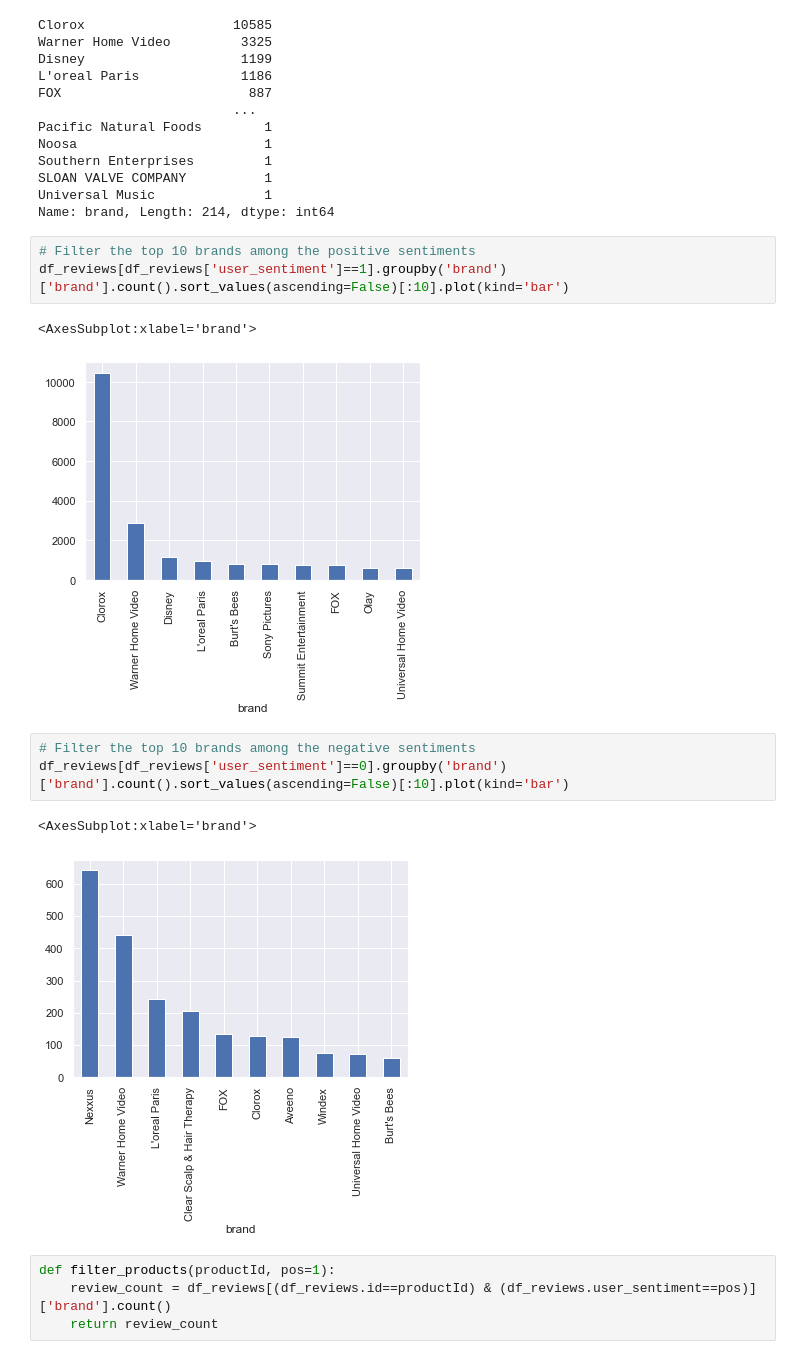
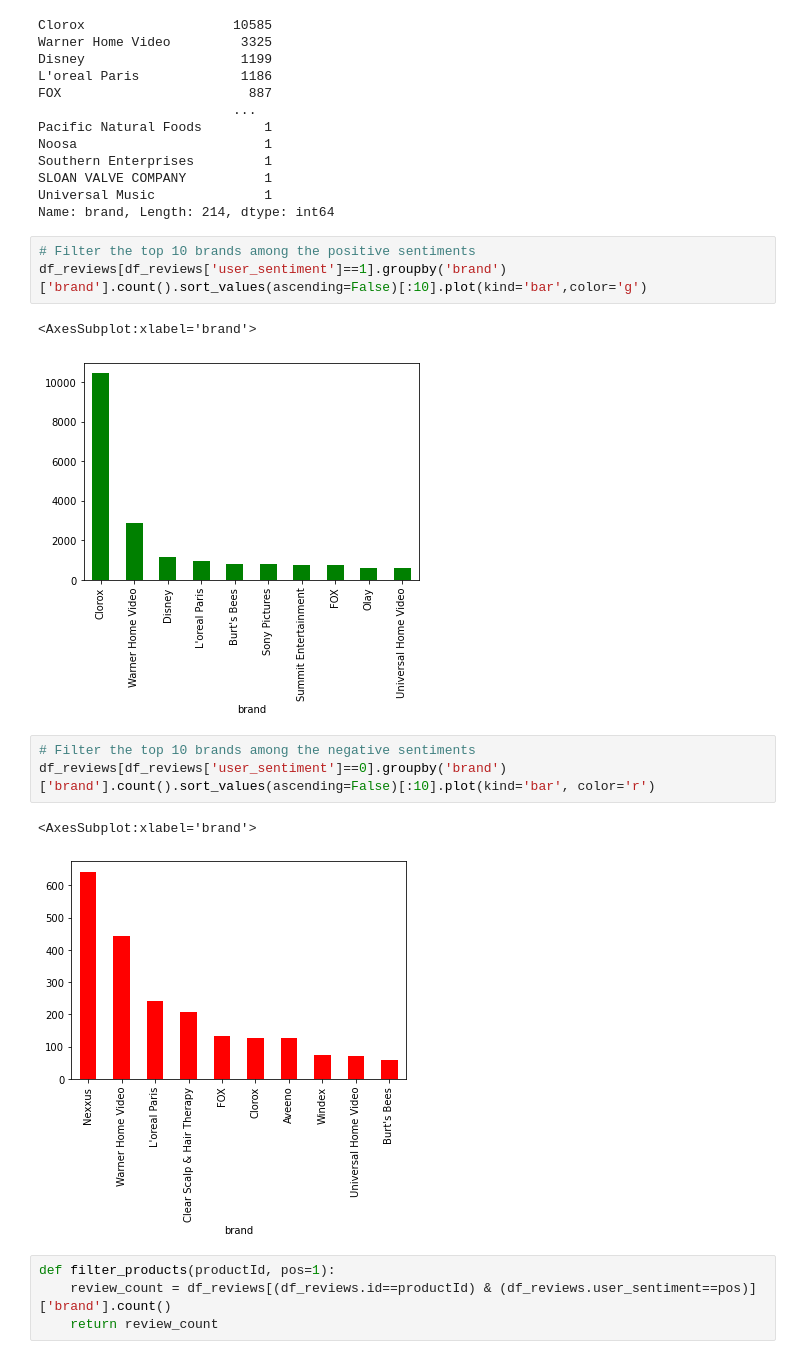
Before and after one commit to lingabalaji17/SentimentBasedProductRecommendation, a Jupyter notebook: SentimentBasedProductRecommendation.ipynb, the cells around one changed output. Saved outputs shown, nothing was run; the diff lists cells and outputs as text.

```diff
--- a/SentimentBasedProductRecommendation.ipynb
+++ b/SentimentBasedProductRecommendation.ipynb
@@ -277,16 +288,16 @@ Universal Music              1
 Name: brand, Length: 214, dtype: int64
 # %%
 # Filter the top 10 brands among the positive sentiments
-df_reviews[df_reviews['user_sentiment']==1].groupby('brand')['brand'].count().sort_values(ascending=False)[:10].plot(kind='bar')
+df_reviews[df_reviews['user_sentiment']==1].groupby('brand')['brand'].count().sort_values(ascending=False)[:10].plot(kind='bar',color='g')
 # %% [output]
 <AxesSubplot:xlabel='brand'>
-[figure, old version]
+[figure, new version]
 # %%
 # Filter the top 10 brands among the negative sentiments
-df_reviews[df_reviews['user_sentiment']==0].groupby('brand')['brand'].count().sort_values(ascending=False)[:10].plot(kind='bar')
+df_reviews[df_reviews['user_sentiment']==0].groupby('brand')['brand'].count().sort_values(ascending=False)[:10].plot(kind='bar', color='r')
 # %% [output]
 <AxesSubplot:xlabel='brand'>
-[figure, old version]
+[figure, new version]
 # %%
 def filter_products(productId, pos=1):
     review_count = df_reviews[(df_reviews.id==productId) & (df_reviews.user_sentiment==pos)]['brand'].count()
```
Also changed, not shown: parts of 108 cells of this notebook, 8 other files.
